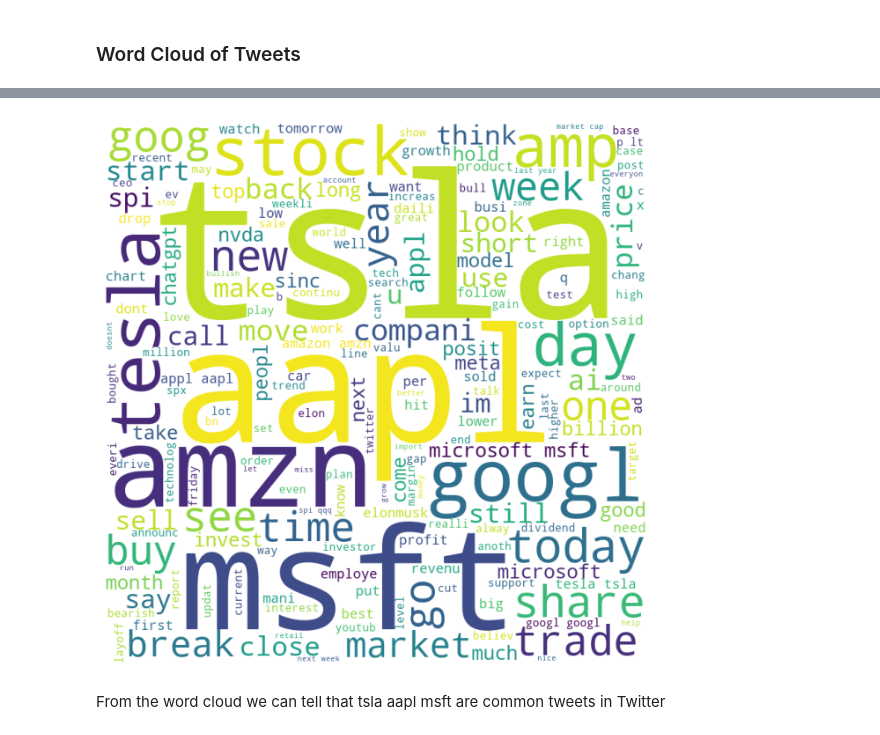
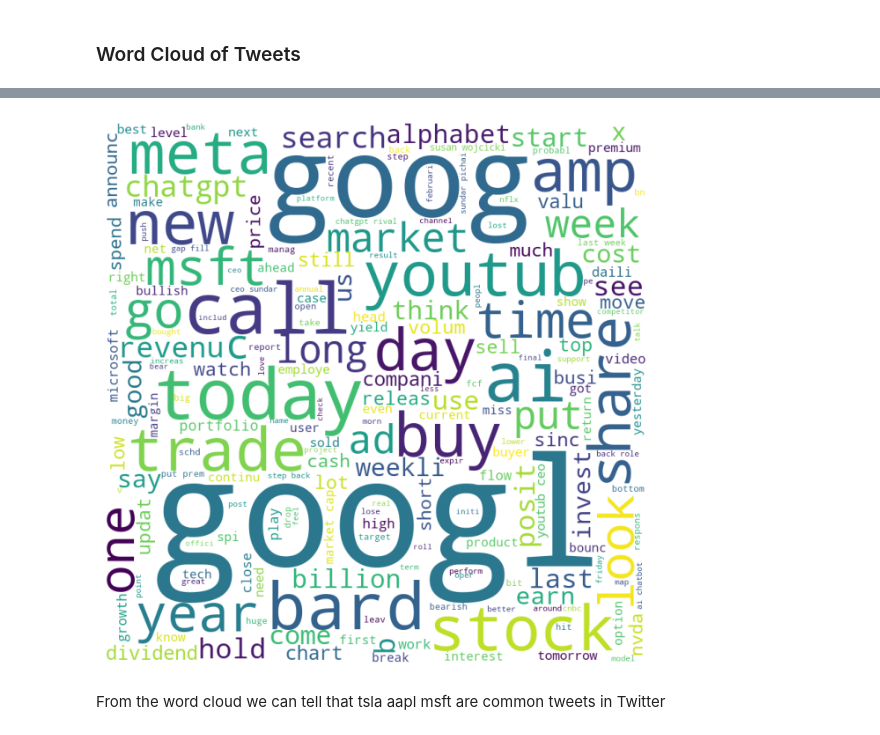
Before and after one commit to erictan23/TwitterIR, a Jupyter notebook: SentimentalAnalysis.ipynb, the cells around one changed output, grey strips where cells are left out. Saved outputs shown, nothing was run; the diff lists cells and outputs as text; code cells hidden in the pictures.

```diff
--- a/SentimentalAnalysis.ipynb
+++ b/SentimentalAnalysis.ipynb
@@ -347,6 +314,10 @@ def stem_text(text):
 def lemmatised_text(text):
     lemmatiser = nltk.stem.WordNetLemmatizer()
     return [lemmatiser.lemmatize(word) for word in text]
+# %%
+def replace_contractions(text):
+    expanded_text = contractions.fix(text)
+    return expanded_text
 # %%
 def clean_dataframe_text(df, column,lemma):
 
@@ -356,11 +327,13 @@ def clean_dataframe_text(df, column,lemma):
     # Remove URLs from text column
     df[column] = df[column].str.replace(url_pattern, "", regex=True)
 
-    # Remove any non-alphanumeric characters and replace them with spaces
-    df[column] = df[column].apply(lambda x: re.sub(r"(\w+)'d", lambda m: 'would' if m.group(1) in ['he', 'she', 'it', 'that'] else 'had', x))
 
-    # Replace 's with 'is' or 'has'
-    df[column] = df[column].apply(lambda x: re.sub(r"(\w+)'s", lambda m: 'is' if m.group(1) in ['he', 'she', 'it'] else 'has', x))
+
+    df[column] = df[column].apply(lambda x: replace_contractions(x))
+    # df[column] = df[column].apply(lambda x: re.sub(r"(\w+)'d", lambda m: 'would' if m.group(1) in ['he', 'she', 'it', 'that'] else 'had', x))
+
+    # # Replace 's with 'is' or 'has'
+    # df[column] = df[column].apply(lambda x: re.sub(r"(\w+)'s", lambda m: 'is' if m.group(1) in ['he', 'she', 'it'] else 'has', x))
 
     # Remove any non-alphanumeric characters and replace them with spaces
     df[column] = df[column].apply(lambda x: re.sub(r'[^\w\s]', '', x))
@@ -438 +413,6 @@ See the caveats in the documentation: https://pandas.pydata.org/pandas-docs/stab
+# %%
+crawled_tweets = crawled_tweets[2146:2548]
+# %%
+crawled_tweets['clean_text'] = crawled_tweets['body']
+crawled_tweets = clean_dataframe_text(crawled_tweets,"clean_text",False)
 # %%
@@ -583,14 +534,14 @@ plt.show()
 # %%
-text = " ".join(filterCrawledTweets["tweet"])
+text = " ".join(crawled_tweets["clean_text"])
 wordcloud = WordCloud(width = 800, height = 800, background_color='white', max_words = 200)
 wordcloud.generate(text)
 
 plt.figure(figsize=(8, 8))
 plt.imshow(wordcloud)
 plt.axis("off")
 plt.show()
 # %% [output]
-[figure, old version]
+[figure, new version]
 # %% [markdown]
 From the word cloud we can tell that tsla aapl msft are common tweets in Twitter
 # %% [markdown]
```
Also changed, not shown: parts of 148 cells of this notebook.
